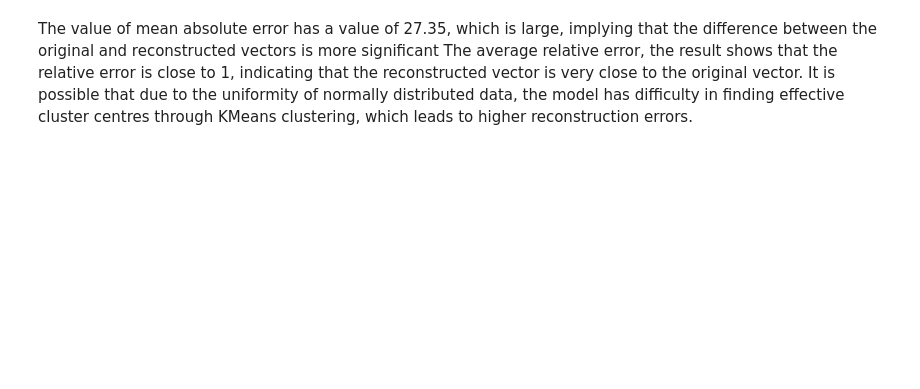
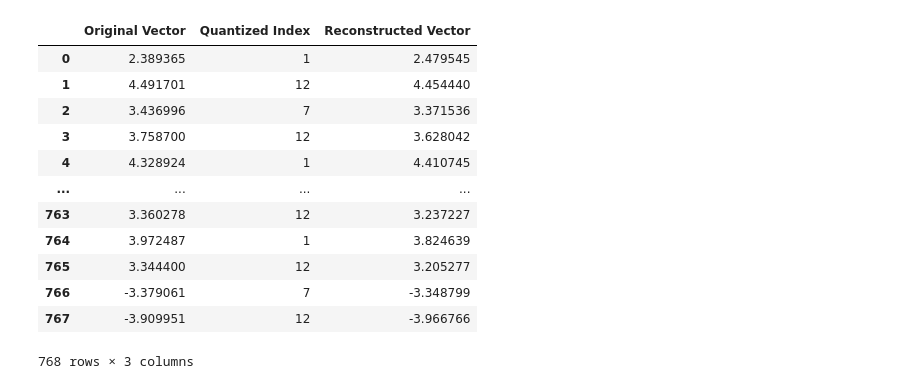
Before and after one commit to guanzi96/spbu-machine-learning-tasks, a Jupyter notebook: hw3_product_quantization_realise.ipynb, the cells around one changed output. Saved outputs shown, nothing was run; the diff lists cells and outputs as text; code cells hidden in the pictures; blank space fills up the shorter version.

```diff
--- a/hw3_product_quantization_realise.ipynb
+++ b/hw3_product_quantization_realise.ipynb
@@ -167,4 +236,16 @@ Mean Relative Error: 0.9874896643348424
-# %% [markdown]
-The value of mean absolute error has a value of 27.35, which is large, implying that the difference between the original and reconstructed vectors is more significant
-The average relative error, the result shows that the relative error is close to 1, indicating that the reconstructed vector is very close to the original vector.
-It is possible that due to the uniformity of normally distributed data, the model has difficulty in finding effective cluster centres through KMeans clustering, which leads to higher reconstruction errors.
+# %%
+example_df
+# %% [output]
+|  | Original Vector | Quantized Index | Reconstructed Vector |
+| 0 | 2.389365 | 1 | 2.479545 |
+| 1 | 4.491701 | 12 | 4.454440 |
+| 2 | 3.436996 | 7 | 3.371536 |
+| 3 | 3.758700 | 12 | 3.628042 |
+| 4 | 4.328924 | 1 | 4.410745 |
+| ... | ... | ... | ... |
+| 763 | 3.360278 | 12 | 3.237227 |
+| 764 | 3.972487 | 1 | 3.824639 |
+| 765 | 3.344400 | 12 | 3.205277 |
+| 766 | -3.379061 | 7 | -3.348799 |
+| 767 | -3.909951 | 12 | -3.966766 |
+768 rows × 3 columns
```
Also changed, not shown: parts of 6 cells of this notebook.
